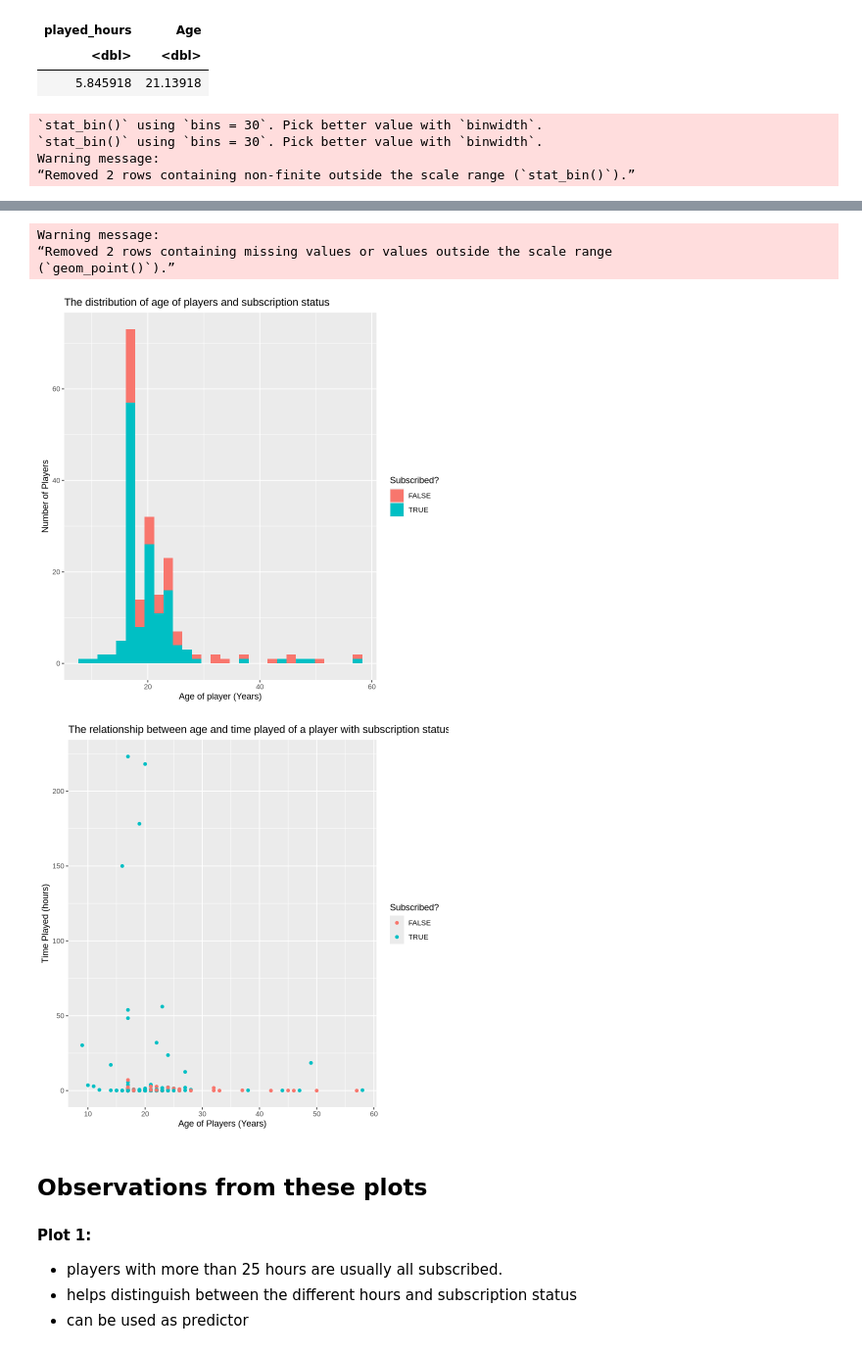
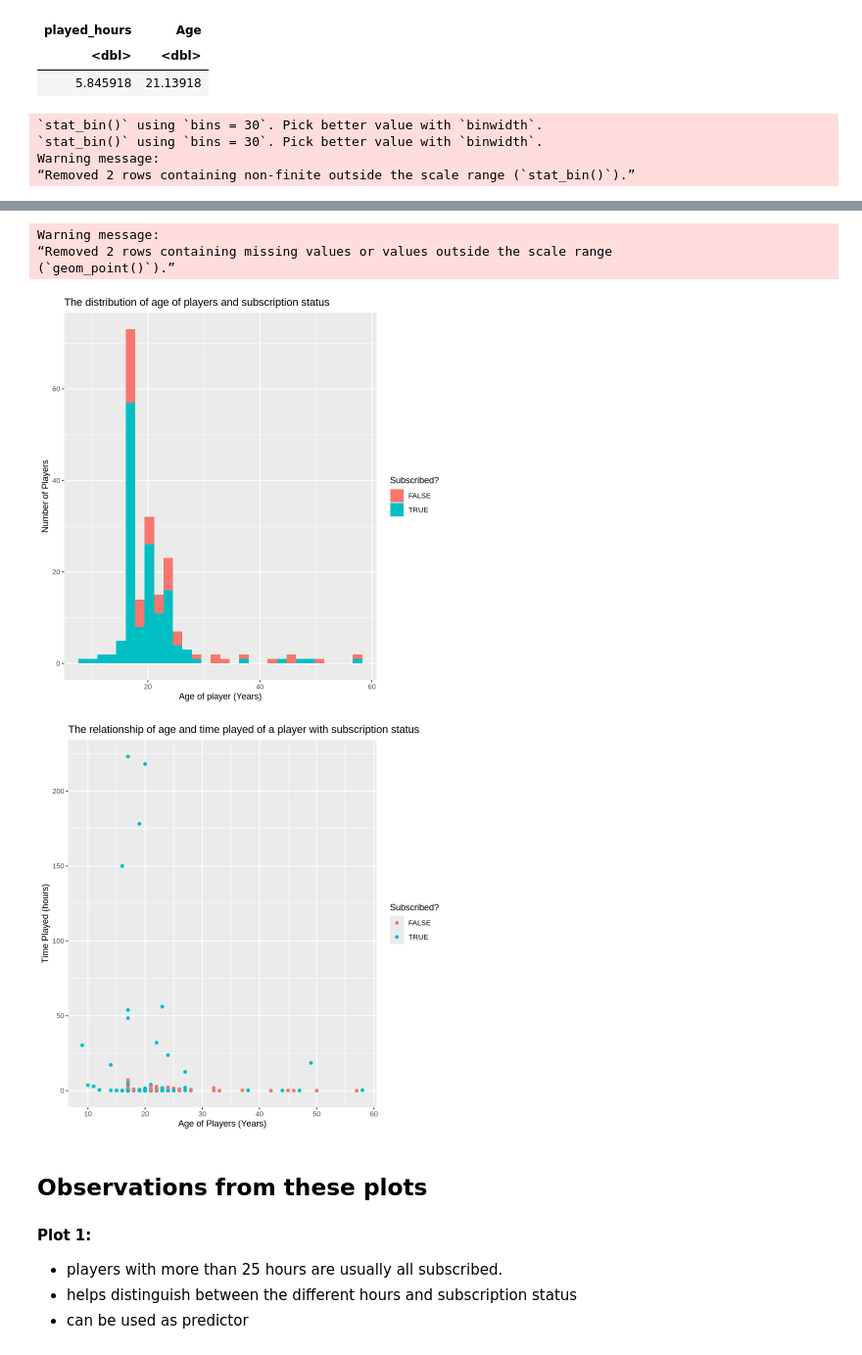
Before and after one commit to RadinAlikhani/dsci100-solo-project, a Jupyter notebook: Individual Project.ipynb, the cells around one changed output, grey strips where cells are left out. Shown at 98% size. Drawn from its saved outputs; the diff is of its cells as text; code cells hidden in the pictures.

```diff
--- a/Individual Project.ipynb
+++ b/Individual Project.ipynb
@@ -212,35 +212,35 @@ played_time_plot<-players|>
     geom_histogram()+
     labs(x="Time Played (Hours)",y="Number of Players",fill="Subscribed?")+
     ggtitle("The distribution of playtime of players and subscription status")
 played_time_plot
 
 
 
 
 age_plot<-players|>
     ggplot(aes(x=Age,fill=subscribe))+
     geom_histogram()+
     labs(x="Age of player (Years)",y="Number of Players",fill="Subscribed?")+
     ggtitle("The distribution of age of players and subscription status")
 age_plot
 
 age_and_time_plot<-players|>
     ggplot(aes(x=Age,y=played_hours,color=subscribe))+
     geom_point()+
     labs(x="Age of Players (Years)",y="Time Played (hours)",color="Subscribed?")+
-    ggtitle("The relationship between age and time played of a player with subscription status")
+    ggtitle("The relationship of age and time played of a player with subscription status")
 age_and_time_plot
 # %% [output]
 `stat_bin()` using `bins = 30`. Pick better value with `binwidth`.
 `stat_bin()` using `bins = 30`. Pick better value with `binwidth`.
 Warning message:
 “Removed 2 rows containing non-finite outside the scale range (`stat_bin()`).”
 [figure]
 Warning message:
 “Removed 2 rows containing missing values or values outside the scale range
 (`geom_point()`).”
 [figure]
-[figure, old version]
+[figure, new version]
 # %% [markdown]
 ## Observations from these plots
 #### Plot 1:
```
Also changed, not shown: parts of 1 cell of this notebook.
